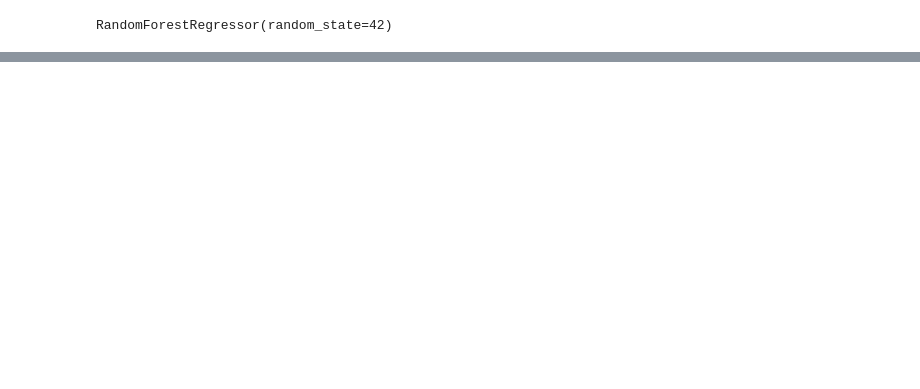
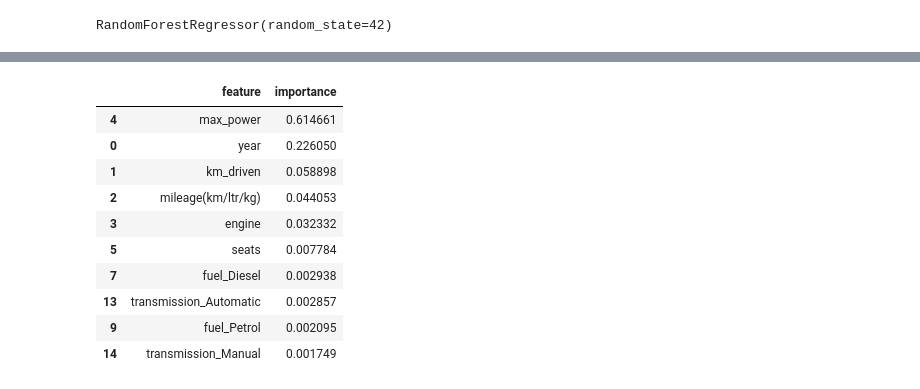
Before and after one commit to SheL16/car-price-prediction, a Jupyter notebook: notebooks/analysis.ipynb, the cells around one changed output, grey strips where cells are left out. Drawn from its saved outputs; the diff is of its cells as text; code cells hidden in the pictures; blank space fills up the shorter version.

Commit message:
Evaluate model and analyze feature importance

```diff
--- a/notebooks/analysis.ipynb
+++ b/notebooks/analysis.ipynb
@@ -404,0 +426,6 @@ plt.show()
+# %%
+feature_names = np.concatenate([
+    numeric_cols,
+    encoder.get_feature_names_out()
+])
+feature_names
@@ -404,0 +440,5 @@ plt.show()
+# %%
+feature_importances = pd.DataFrame({
+    "feature": feature_names,
+    "importance": model.feature_importances_
+})
@@ -404,0 +465,15 @@ plt.show()
+# %%
+top_features = feature_importances.sort_values(by="importance", ascending=False).head(10)
+top_features
+# %% [output]
+|  | feature | importance |
+| 4 | max_power | 0.614661 |
+| 0 | year | 0.226050 |
+| 1 | km_driven | 0.058898 |
+| 2 | mileage(km/ltr/kg) | 0.044053 |
+| 3 | engine | 0.032332 |
+| 5 | seats | 0.007784 |
+| 7 | fuel_Diesel | 0.002938 |
+| 13 | transmission_Automatic | 0.002857 |
+| 9 | fuel_Petrol | 0.002095 |
+| 14 | transmission_Manual | 0.001749 |
```
Also changed, not shown: parts of 19 cells of this notebook.
